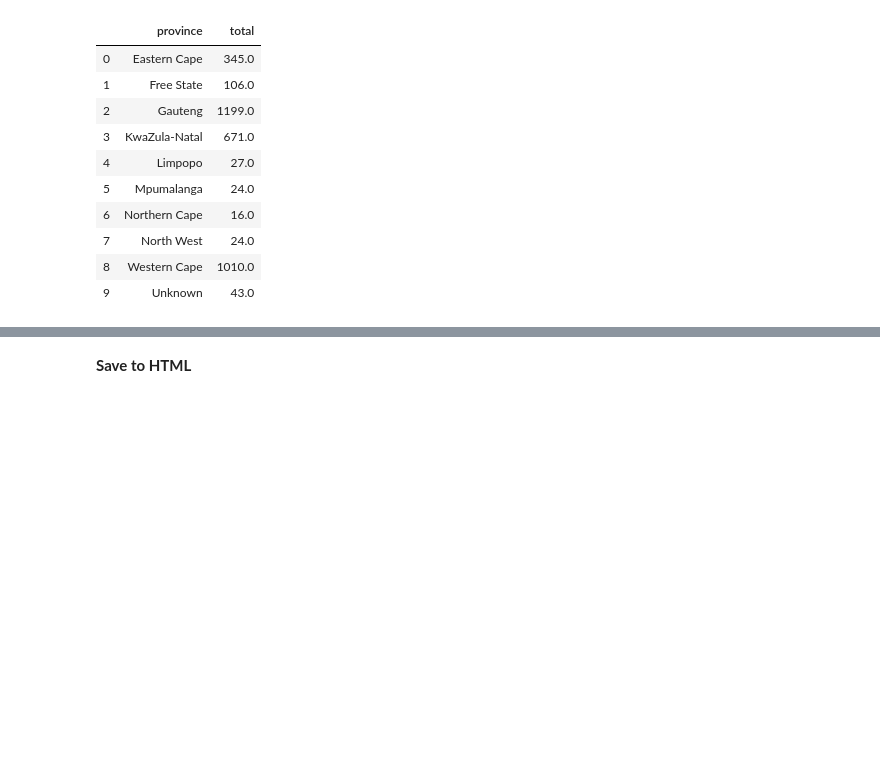
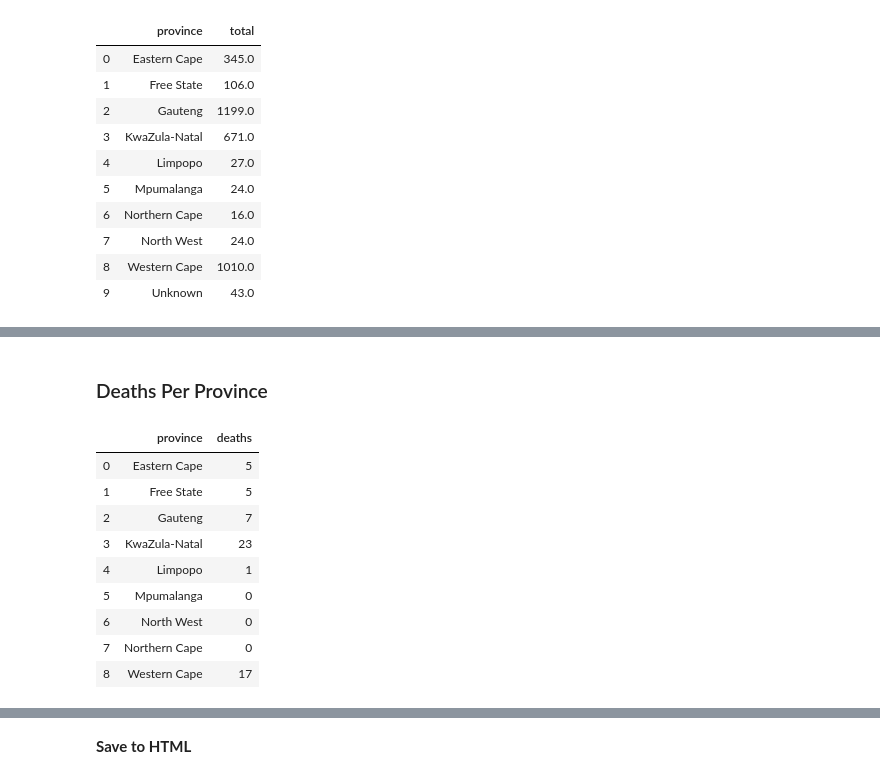
Before and after one commit to SimonRosen173/Covid19SAData, a Jupyter notebook: Visualisations.ipynb, the cells around one changed output, grey strips where cells are left out. Drawn from its saved outputs; the diff is of its cells as text; code cells hidden in the pictures; blank space fills up the shorter version.

```diff
--- a/Visualisations.ipynb
+++ b/Visualisations.ipynb
@@ -45,0 +97,16 @@ prov_totals_data
+# %% [markdown]
+### Deaths Per Province
+# %%
+prov_deaths_totals_data = pd.read_csv('data/tot_deaths_provinces.csv').drop(['date'],axis=1)
+prov_deaths_totals_data
+# %% [output]
+|  | province | deaths |
+| 0 | Eastern Cape | 5 |
+| 1 | Free State | 5 |
+| 2 | Gauteng | 7 |
+| 3 | KwaZula-Natal | 23 |
+| 4 | Limpopo | 1 |
+| 5 | Mpumalanga | 0 |
+| 6 | North West | 0 |
+| 7 | Northern Cape | 0 |
+| 8 | Western Cape | 17 |
```
Also changed, not shown: parts of 54 cells of this notebook, 27 other files.
